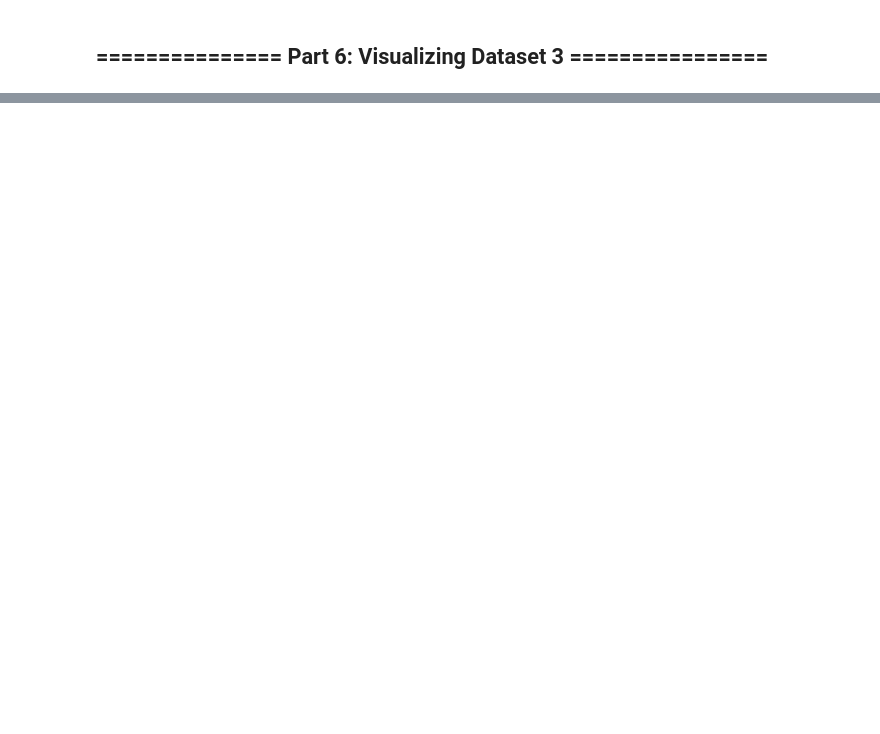
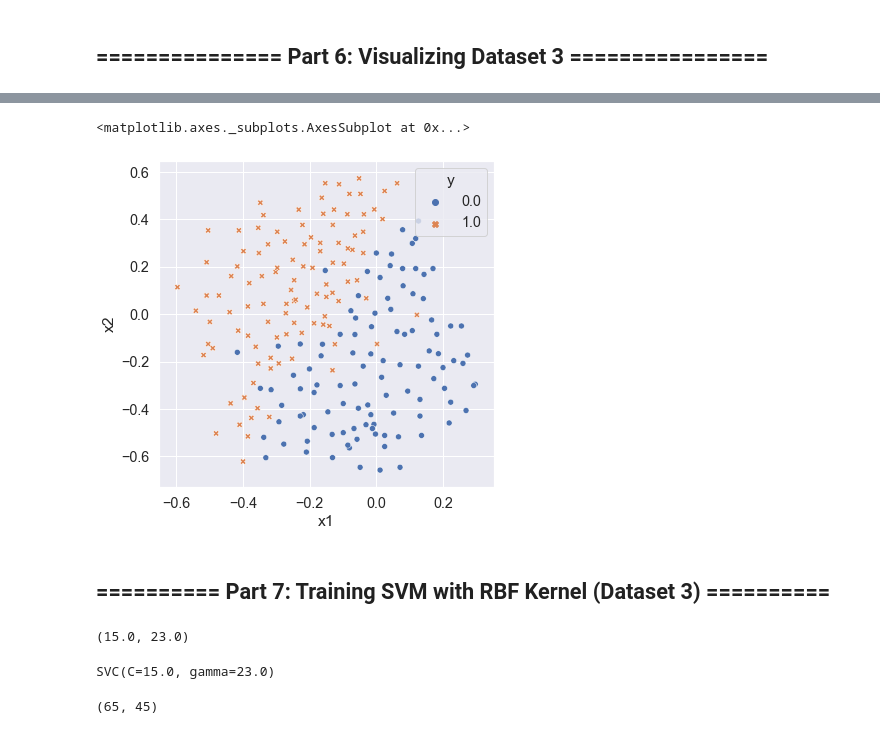
Before and after one commit to calvar/courseraML, a Jupyter notebook: Ex6/python/ex6.ipynb, the cells around one changed output, grey strips where cells are left out. Drawn from its saved outputs; the diff is of its cells as text; code cells hidden in the pictures; blank space fills up the shorter version.

```diff
--- a/Ex6/python/ex6.ipynb
+++ b/Ex6/python/ex6.ipynb
@@ -295,2 +297,10 @@ sns.scatterplot(data=supportA_df, ax=ax[1], x='x1', y='x2', hue='y', style='y').
 # %% [markdown]
 ## =============== Part 6: Visualizing Dataset 3 ================
+# %%
+data3 = loadmat("ex6data3.mat")
+X3 = data3['X']
+y3 = data3['y']
+data3_tot = np.concatenate((X3,y3),axis=1)
+Xval3 = data3['Xval']
+yval3 = data3['yval']
+X3.shape, y3.shape, Xval3.shape, yval3.shape
@@ -296,0 +309,3 @@ sns.scatterplot(data=supportA_df, ax=ax[1], x='x1', y='x2', hue='y', style='y').
+# %%
+data3_df = pd.DataFrame(data3_tot, columns=['x1','x2','y'])
+display(data3_df.head())
@@ -296,0 +319,8 @@ sns.scatterplot(data=supportA_df, ax=ax[1], x='x1', y='x2', hue='y', style='y').
+# %%
+fig4, ax = plt.subplots(figsize=(6,6))
+sns.scatterplot(data=data3_df, ax=ax, x='x1', y='x2', hue='y', style='y')
+# %% [output]
+<matplotlib.axes._subplots.AxesSubplot at 0x...>
+[figure, added]
+# %% [markdown]
+## ========== Part 7: Training SVM with RBF Kernel (Dataset 3) ==========
@@ -296,0 +348,16 @@ sns.scatterplot(data=supportA_df, ax=ax[1], x='x1', y='x2', hue='y', style='y').
+# %%
+C, gamma
+# %% [output]
+(15.0, 23.0)
+# %%
+modelB = SVC(kernel='rbf', C=C, gamma=gamma, tol=1.e-3)
+modelB.fit(X3, y3)
+# %% [output]
+SVC(C=15.0, gamma=23.0)
+# %%
+x1vals = [x for x in np.arange(-0.6,0.3,0.02)]
+x2vals = [x for x in np.arange(-0.7,0.6,0.02)]
+coefgridB = np.array([[modelB.predict([[i, j]])[0] for i in x1vals] for j in x2vals])
+coefgridB.shape
+# %% [output]
+(65, 45)
```
Also changed, not shown: parts of 11 cells of this notebook, 4 other files.
